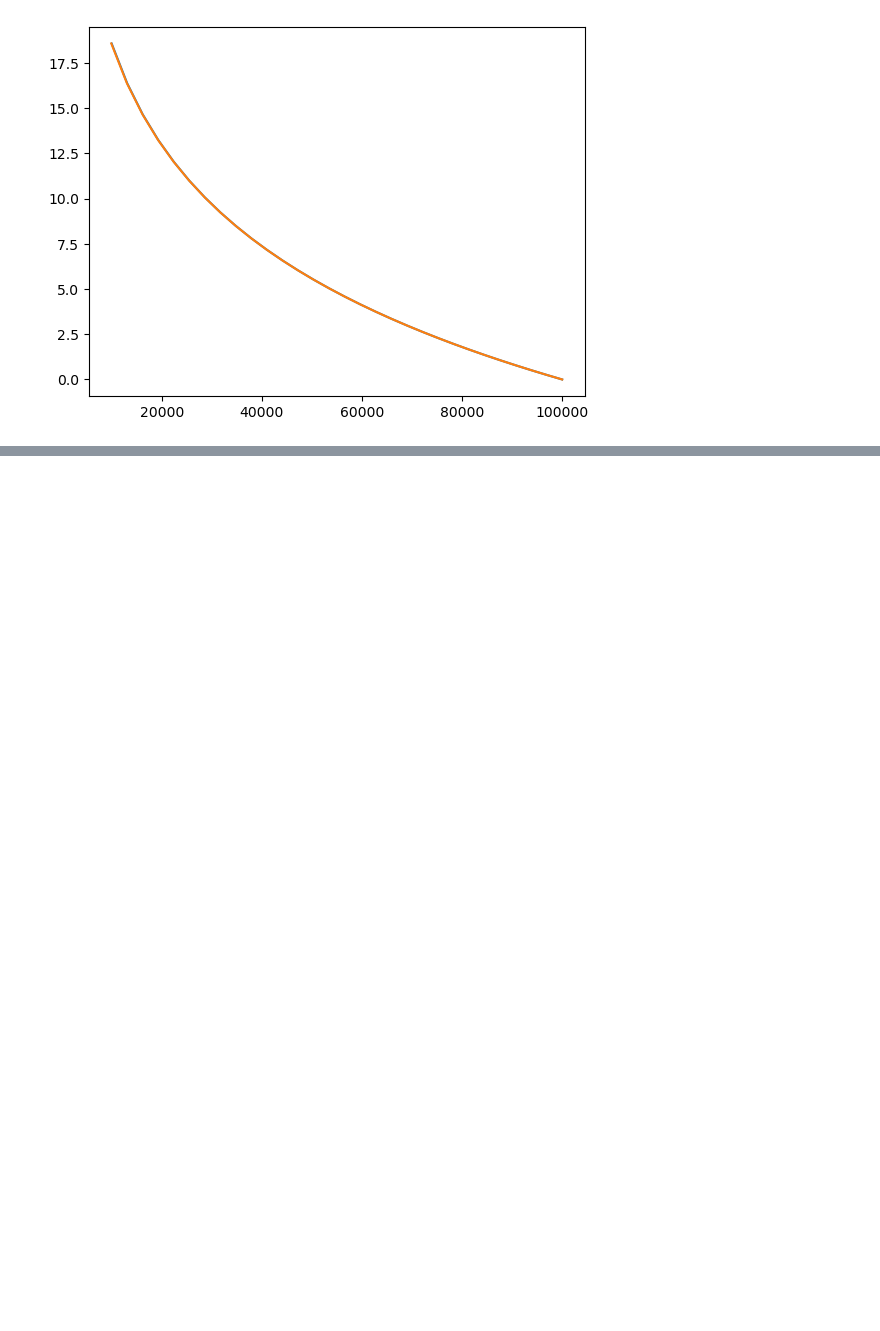
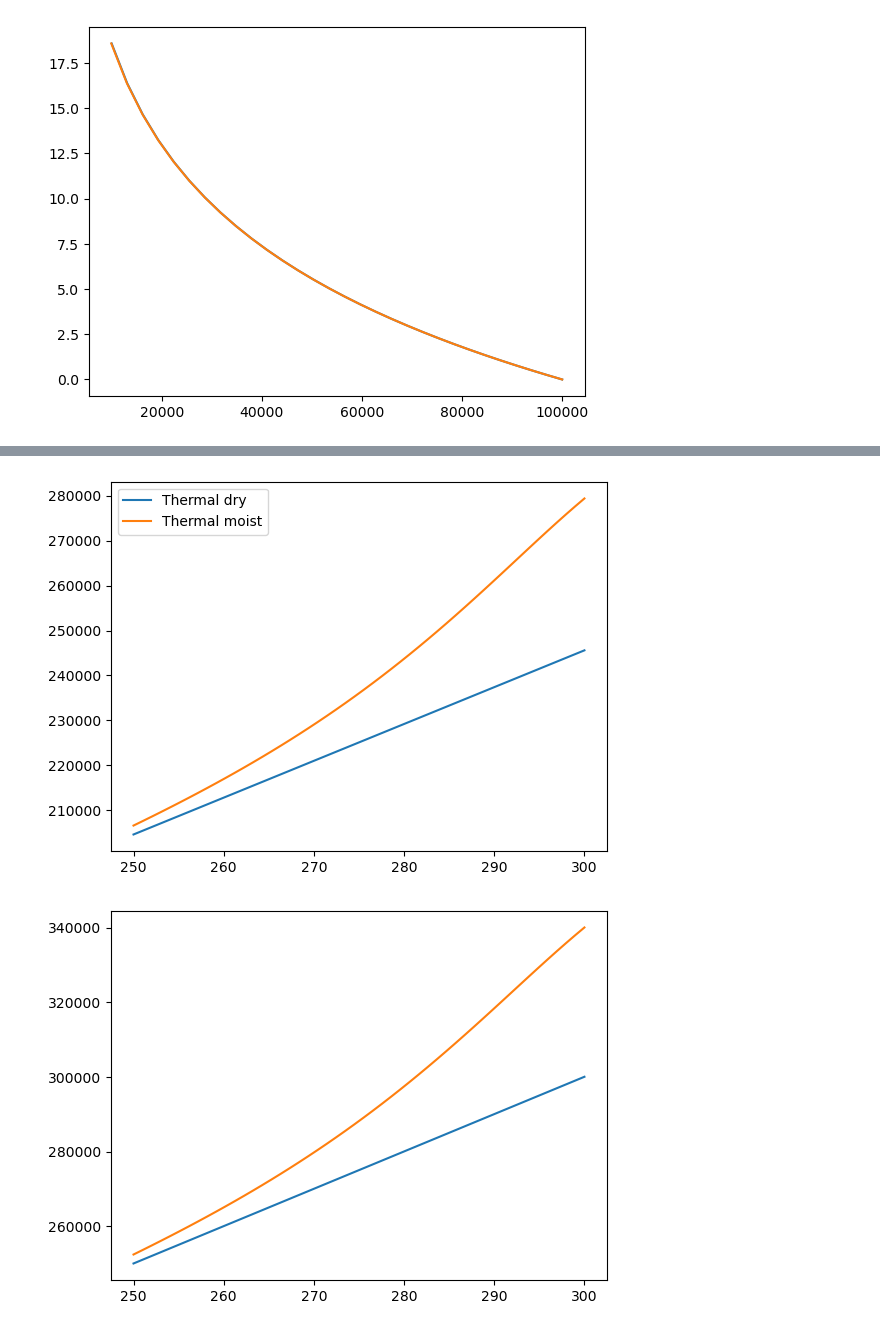
Before and after one commit to VayredaLluc/Random_code, a Jupyter notebook: simple_atmosphere.ipynb, the cells around one changed output, grey strips where cells are left out. Drawn from its saved outputs; the diff is of its cells as text; code cells hidden in the pictures; blank space fills up the shorter version.

```diff
--- a/simple_atmosphere.ipynb
+++ b/simple_atmosphere.ipynb
@@ -61,0 +130,35 @@ plt.show()
+# %%
+T_s = np.linspace(250,300,50)
+E_dry_T = np.zeros((len(T_s)))
+E_moist_T = np.zeros((len(T_s)))
+DE_dry = np.zeros((len(T_s)))
+DE_moist = np.zeros((len(T_s)))
+
+for i in range(len(T_s)):
+    T_moist = T_MA(T_s[i],p)
+    T_dry = T_atm_p(T_s[i],p,lapse_p)
+
+    z_moist = height(p,T_moist)
+    z_dry = height(p,T_dry)
+
+    E_dry_T[i] = TE(T_dry)
+    E_moist_T[i] = TE(T_moist)
+
+    DE_dry[i] = DSE(T_dry,z_dry)
+    DE_moist[i] = DSE(T_moist,z_moist)
+
+plt.plot(T_s,E_dry_T,label='Thermal dry')
+plt.plot(T_s,E_moist_T,label='Thermal moist')
+plt.legend()
+plt.show()
+
+plt.plot(T_s,DE_dry,label='Dry static dry')
+plt.plot(T_s,DE_moist,label='Dry static moist')
+plt.show()
+
+plt.plot(T_s,DE_dry-E_dry_T,label='potential dry')
+plt.plot(T_s,DE_moist-E_moist_T,label='potential moist')
+plt.show()
+# %% [output]
+[figure, added]
+[figure, added]
```
Also changed, not shown: parts of 5 cells of this notebook.
